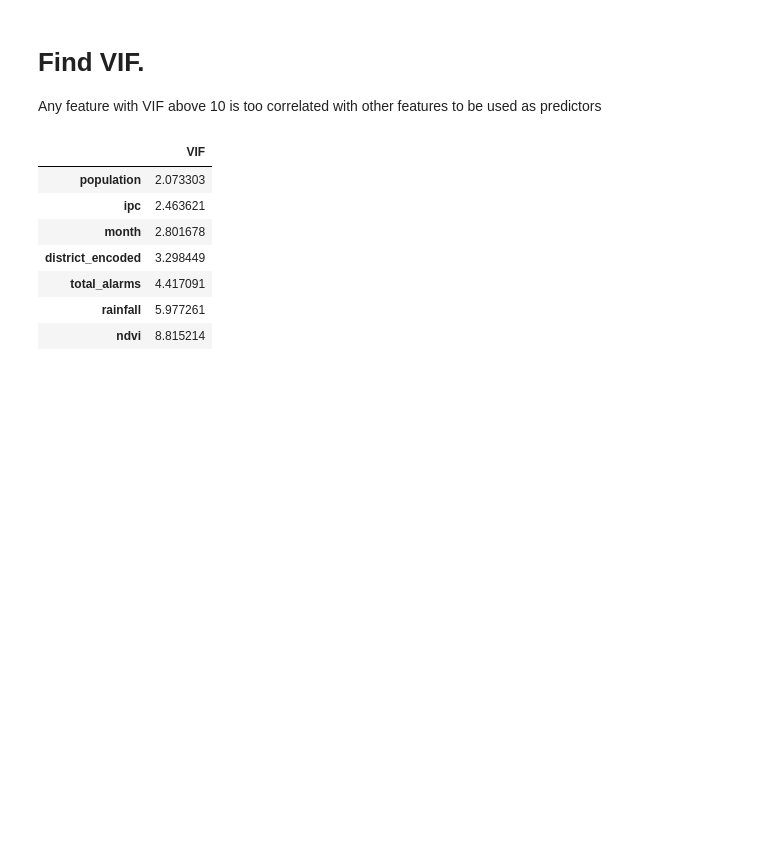
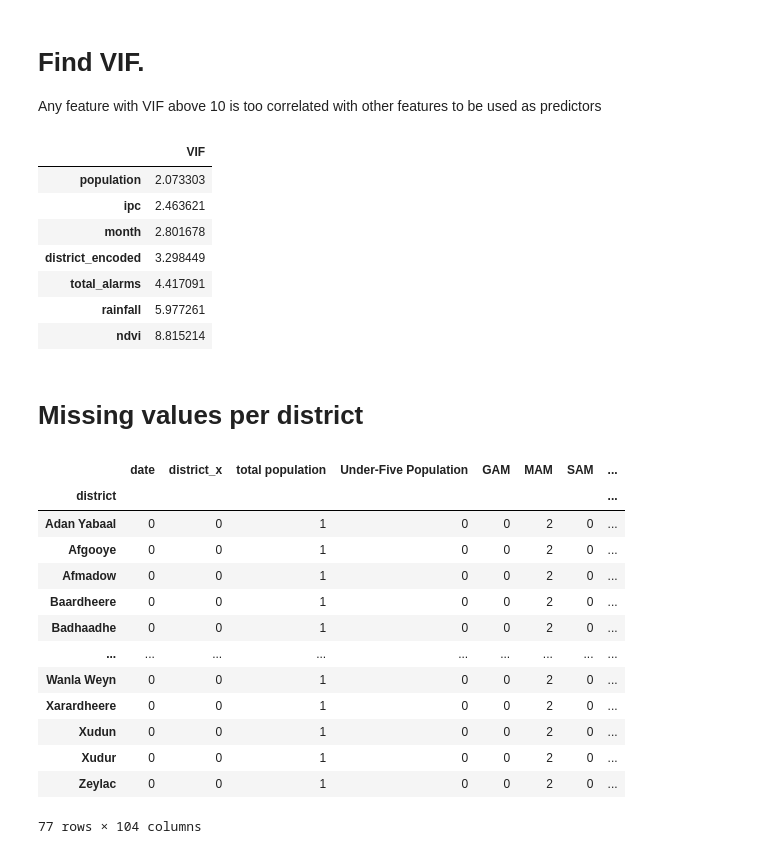
Before and after one commit to LeanderHuyghe/Wasting_Prediction, a Jupyter notebook: Data Correction.ipynb, the cells around one changed output. Cells and saved outputs as stored; diff of their text form; code cells hidden in the pictures; blank space fills up the shorter version.

```diff
--- a/Data Correction.ipynb
+++ b/Data Correction.ipynb
@@ -338,3 +338,42 @@ pd.DataFrame([variance_inflation_factor(X.values, i)
 | total_alarms | 4.417091 |
 | rainfall | 5.977261 |
 | ndvi | 8.815214 |
+# %% [markdown]
+# Missing values per district
+# %%
+def count_missing_district(df):
+
+    """ This function shows the total number of missing values in each column
+    per district"""
+
+    df = df.groupby('district')
+    df = df.count().rsub(df.size(),axis=0)
+    return df
+
+def count_missing_district_total(df):
+
+    """This function shows the total number of missing values per district
+     """
+
+    df = df.groupby('district')
+    df = df.count().rsub(df.size(), axis=0)
+    df.reset_index()
+    df = df.sum(axis=1)
+    return df
+# %%
+count_missing_district(df_sy)
+# %% [output]
+|  | date | district_x | total population | Under-Five Population | GAM | MAM | SAM | ... |
+| district |  |  |  |  |  |  |  | ... |
+| Adan Yabaal | 0 | 0 | 1 | 0 | 0 | 2 | 0 | ... |
+| Afgooye | 0 | 0 | 1 | 0 | 0 | 2 | 0 | ... |
+| Afmadow | 0 | 0 | 1 | 0 | 0 | 2 | 0 | ... |
+| Baardheere | 0 | 0 | 1 | 0 | 0 | 2 | 0 | ... |
+| Badhaadhe | 0 | 0 | 1 | 0 | 0 | 2 | 0 | ... |
+| ... | ... | ... | ... | ... | ... | ... | ... | ... |
+| Wanla Weyn | 0 | 0 | 1 | 0 | 0 | 2 | 0 | ... |
+| Xarardheere | 0 | 0 | 1 | 0 | 0 | 2 | 0 | ... |
+| Xudun | 0 | 0 | 1 | 0 | 0 | 2 | 0 | ... |
+| Xudur | 0 | 0 | 1 | 0 | 0 | 2 | 0 | ... |
+| Zeylac | 0 | 0 | 1 | 0 | 0 | 2 | 0 | ... |
+77 rows × 104 columns
```
